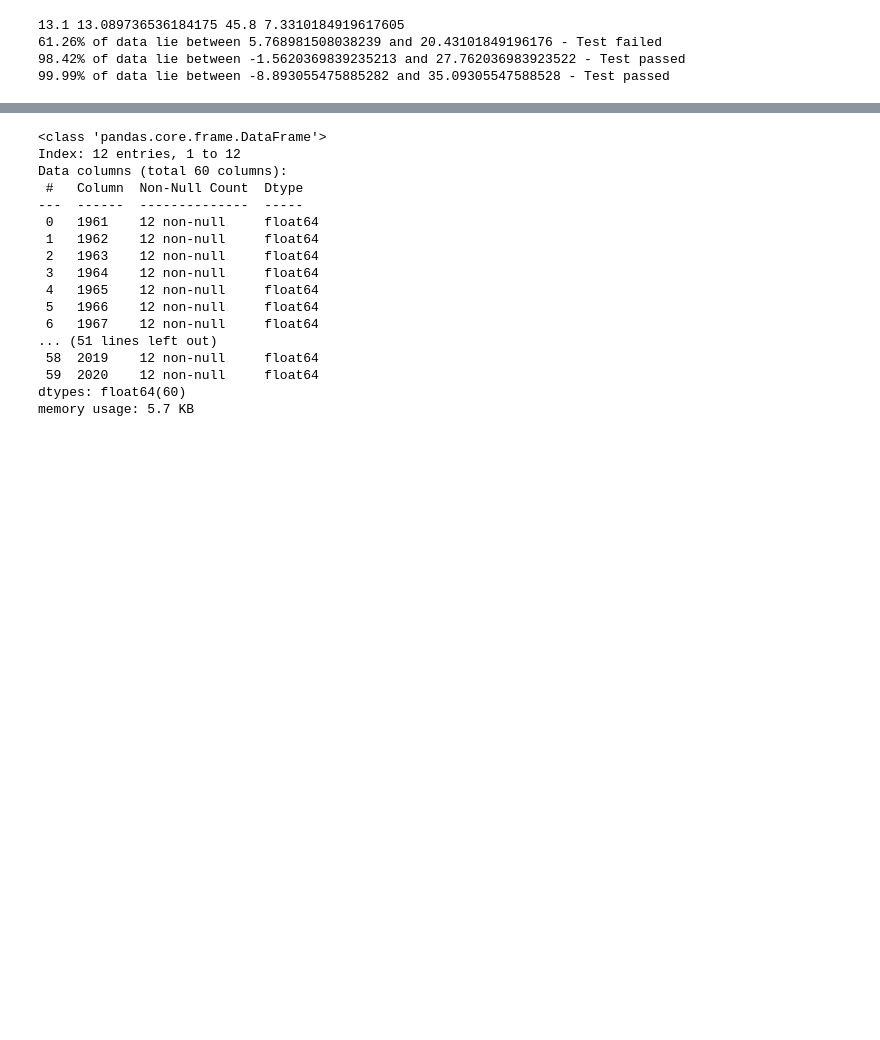
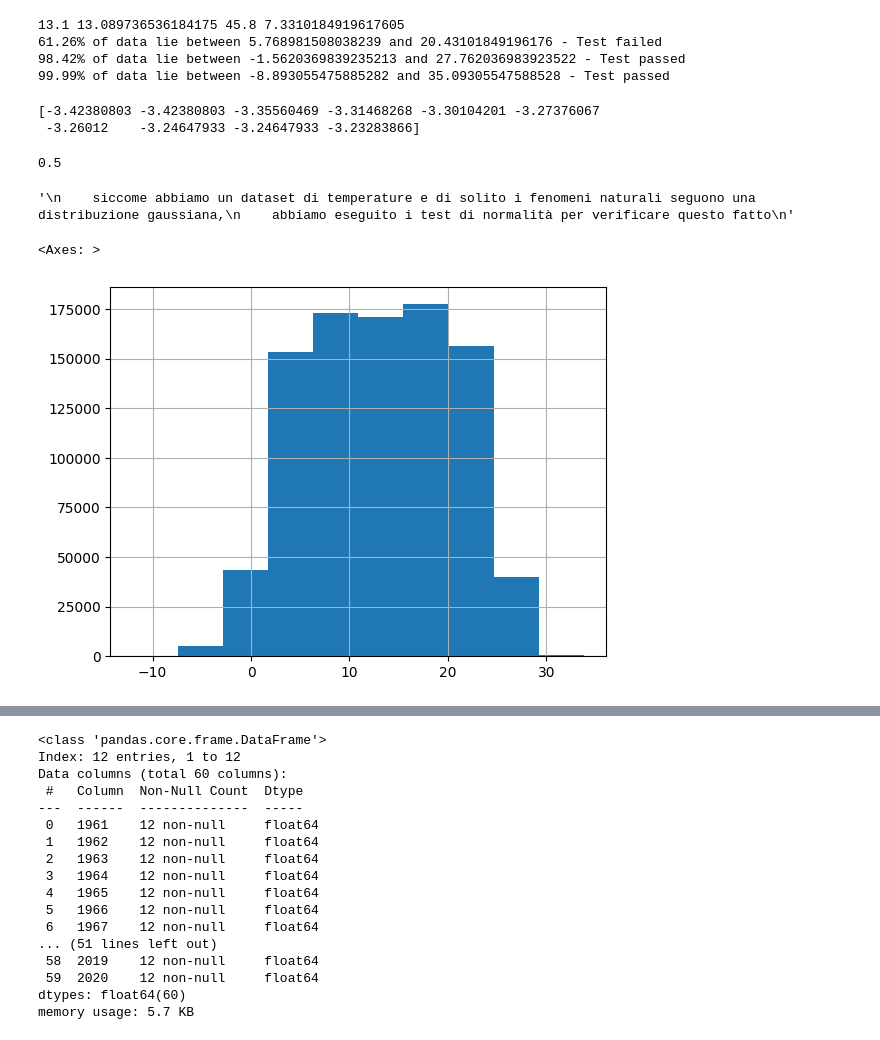
Before and after one commit to simonefontanella/op-anal, a Jupyter notebook: climate_change.ipynb, the cells around one changed output, grey strips where cells are left out. Cells and saved outputs as stored; diff of their text form; code cells hidden in the pictures; blank space fills up the shorter version.

```diff
--- a/climate_change.ipynb
+++ b/climate_change.ipynb
@@ -43,3 +73,28 @@ print(f"{round(perc997 * 100, 2)}% of data lie between {A - 3*STD} and {A + 3*ST
 61.26% of data lie between 5.768981508038239 and 20.43101849196176 - Test failed
 98.42% of data lie between -1.5620369839235213 and 27.762036983923522 - Test passed
 99.99% of data lie between -8.893055475885282 and 35.09305547588528 - Test passed
+# %%
+z_score = (np.sort(data["temp"]) - A) / STD
+print(z_score[:10])
+# %% [output]
+[-3.42380803 -3.42380803 -3.35560469 -3.31468268 -3.30104201 -3.27376067
+ -3.26012    -3.24647933 -3.24647933 -3.23283866]
+# %%
+from scipy.stats import norm
+cum_z_scores = norm.cdf(z_score)
+
+print(cum_z_scores[len(data["temp"] )// 2])
+# %% [output]
+0.5
+# %%
+"""
+    siccome abbiamo un dataset di temperature e di solito i fenomeni naturali seguono una distribuzione gaussiana,
+    abbiamo eseguito i test di normalità per verificare questo fatto
+"""
+# %% [output]
+'\n    siccome abbiamo un dataset di temperature e di solito i fenomeni naturali seguono una distribuzione gaussiana,\n    abbiamo eseguito i test di normalità per verificare questo fatto\n'
+# %%
+pd.Series(data["temp"]).hist()
+# %% [output]
+<Axes: >
+[figure, added]
```
Also changed, not shown: parts of 41 cells of this notebook, 1 other file.
